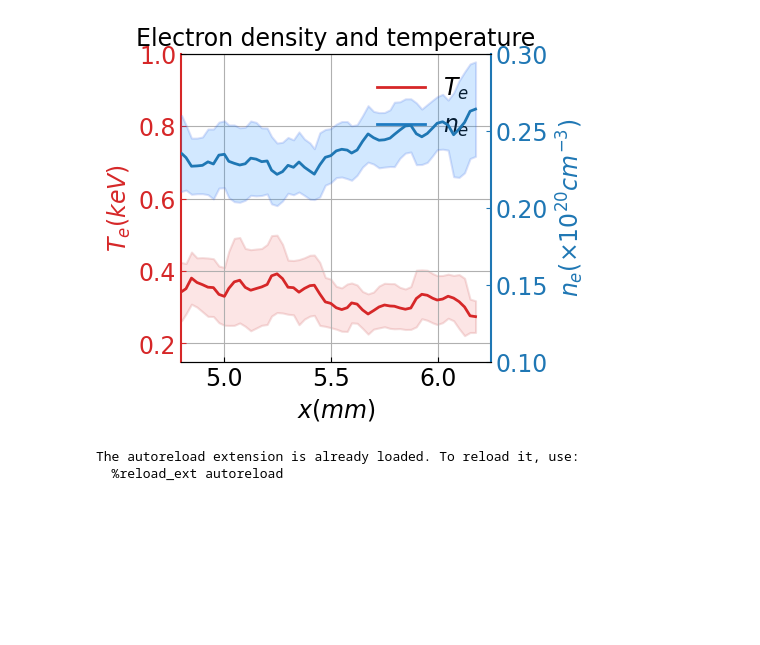
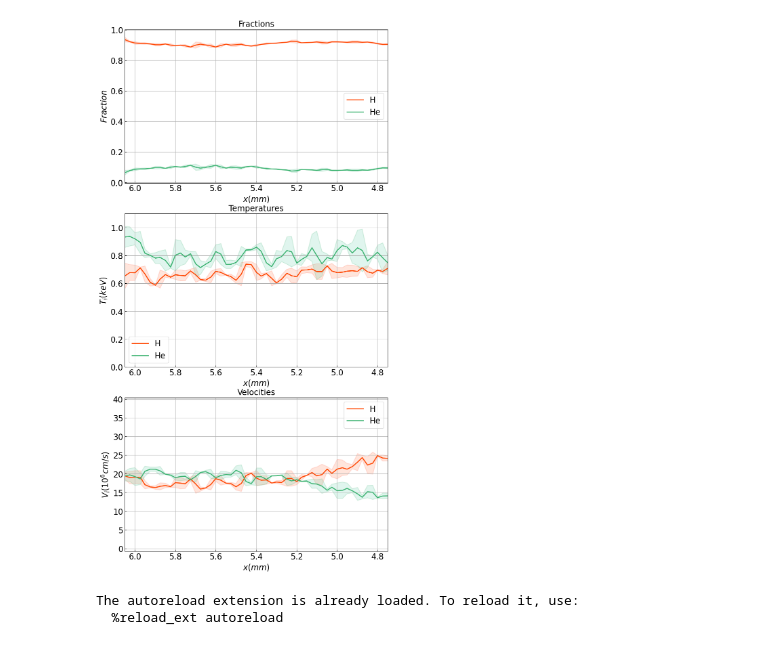
Before and after one commit to Soham919/tsadar_plotter, a Jupyter notebook: plot_lineouts_26.ipynb, the cells around one changed output. Saved outputs shown, nothing was run; the diff lists cells and outputs as text; code cells hidden in the pictures; blank space fills up the shorter version.

```diff
--- a/plot_lineouts_26.ipynb
+++ b/plot_lineouts_26.ipynb
@@ -63,13 +69,14 @@ plot_117838_EPW(data['117838']['117838-8'])
 # %%
-### PLOT LOSS ###
+### PLOT 117839 ###
 %reload_ext autoreload
 %autoreload 2
 from plot_117839_EPW import plot_117839_EPW_loss
-from plot_117839_EPW import plot_117839_EPW
-plot_117839_EPW(data['117839']['117839-9'])
+from plot_117839_EPW import plot_117839_EPW, plot_117839_IAW
+#plot_117839_EPW(data['117839']['117839-9'])
+plot_117839_IAW(data)
 #plot_117839_EPW_loss(data['117839'])
 # %% [output]
-[figure, old version]
+[figure, new version]
 # %%
 ### PLOT STITCHED 117837-38-39 EPW ###
 %load_ext autoreload
```
Also changed, not shown: parts of 5 cells of this notebook, 9 other files.
